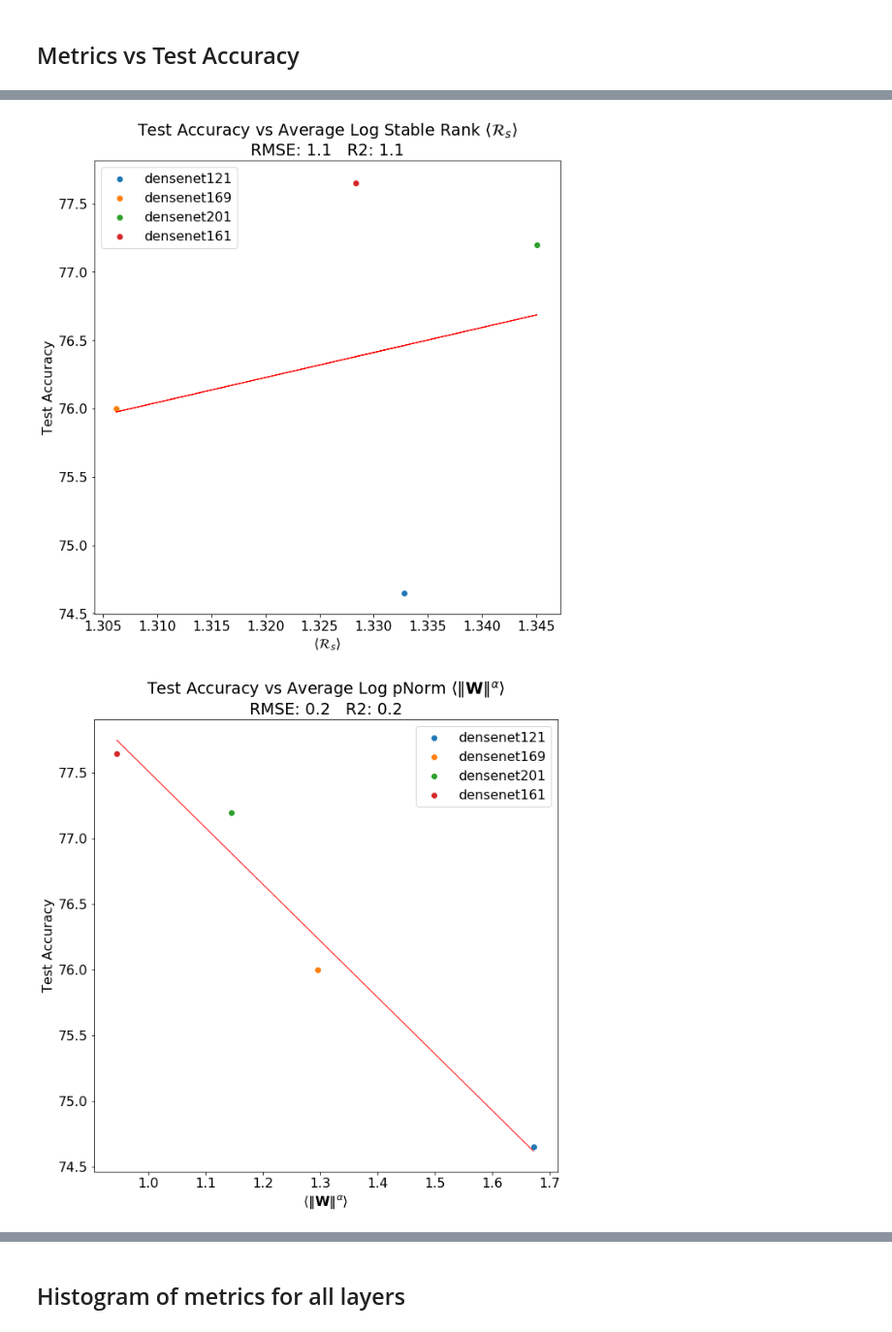
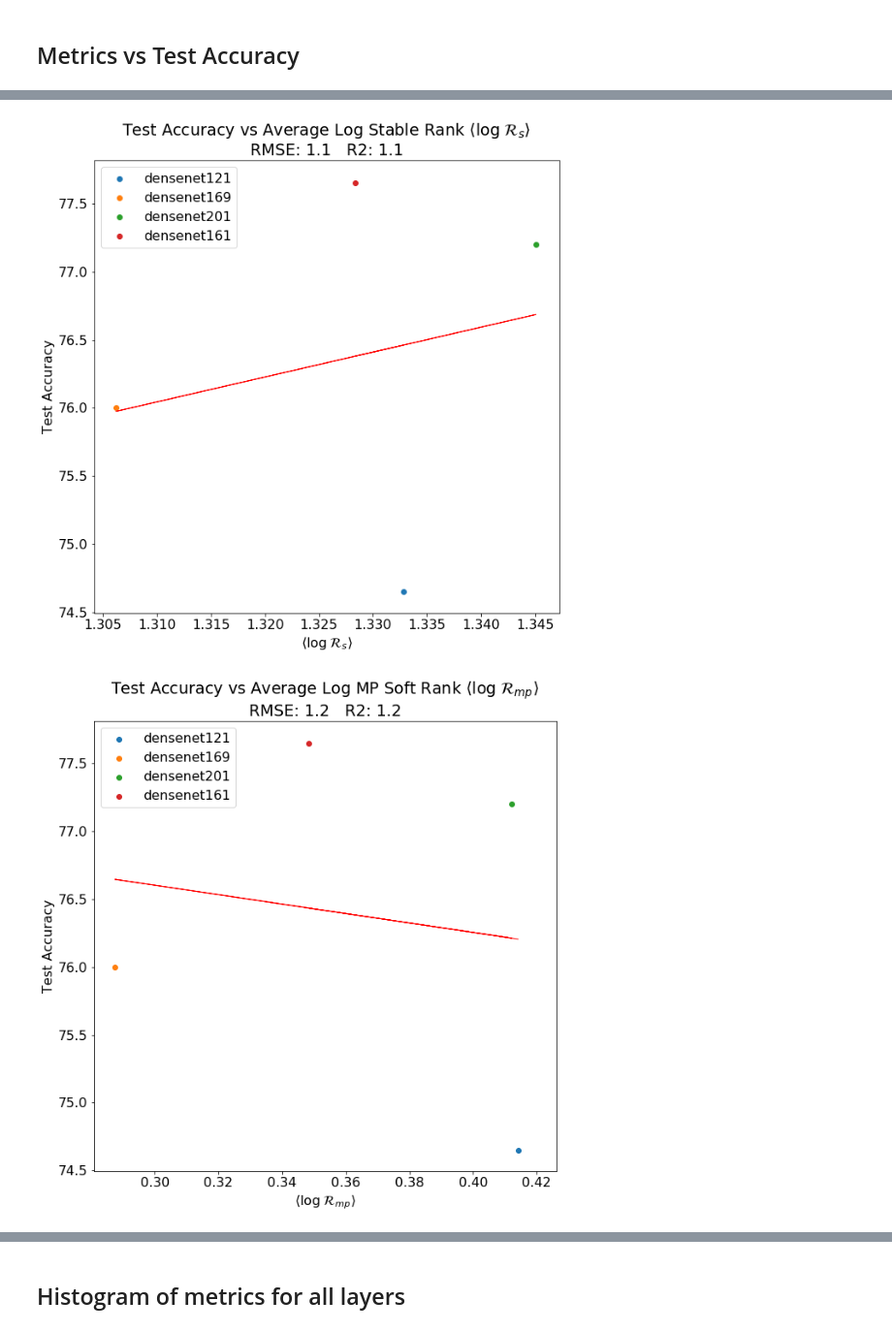
Before and after one commit to CalculatedContent/WeightWatcher, a Jupyter notebook: WeightWatcher-DenseNet.ipynb, the cells around one changed output, grey strips where cells are left out. Shown at 97% size. Cells and saved outputs as stored; diff of their text form; code cells hidden in the pictures.

```diff
--- a/WeightWatcher-DenseNet.ipynb
+++ b/WeightWatcher-DenseNet.ipynb
@@ -237,7 +237,7 @@ plot_test_accuracy(metric, xlabel, title)
 
 
 metric = "alpha"
-xlabel = r"$\alpha$"
+xlabel = r"$\langle\alpha\rangle$"
 title = "Average  Alpha  "+xlabel
 plot_test_accuracy(metric, xlabel, title)
 
@@ -247,17 +247,22 @@ title = "Average Weighted Alpha  "+xlabel
 plot_test_accuracy(metric, xlabel, title)
 
 metric = "spectralnorm"
-xlabel = r"$\langle\Vert\mathbf{W}\Vert_{2}\rangle$"
+xlabel = r"$\langle\log\;\Vert\mathbf{W}\Vert_{2}\rangle$"
 title = "Average Log Spectral Norm  "+xlabel
 plot_test_accuracy(metric, xlabel, title)
 
 metric = "softranklog"
-xlabel = r"$\langle\mathcal{R}_{s}\rangle$"
+xlabel = r"$\langle\log\;\mathcal{R}_{s}\rangle$"
 title = "Average Log Stable Rank "+xlabel
 plot_test_accuracy(metric, xlabel, title)
 
+metric = "softrank_mp"
+xlabel = r"$\langle\log\;\mathcal{R}_{mp}\rangle$"
+title = "Average Log MP Soft Rank "+xlabel
+plot_test_accuracy(metric, xlabel, title)
+
 metric = "logpnorm"
-xlabel = r"$\langle\Vert\mathbf{W}\Vert^{\alpha}\rangle$"
+xlabel = r"$\langle\log\;\Vert\mathbf{W}\Vert^{2\alpha}_{2\alpha}\rangle$"
 title = "Average Log pNorm "+xlabel
 plot_test_accuracy(metric, xlabel, title)
 # %% [output]
@@ -268,2 +273,2 @@ plot_test_accuracy(metric, xlabel, title)
-[figure, old version]
+[figure, new version]
-[figure, old version]
+[figure, new version]
```
Also changed, not shown: parts of 3 cells of this notebook, 2 other files.
